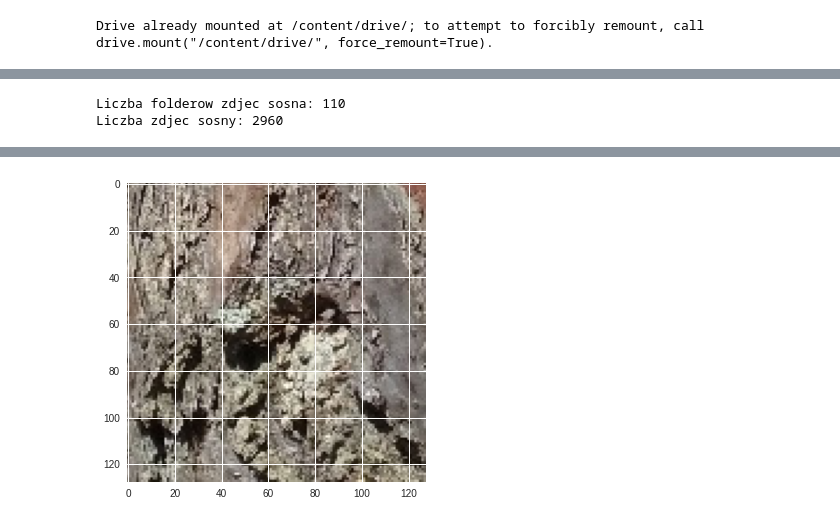
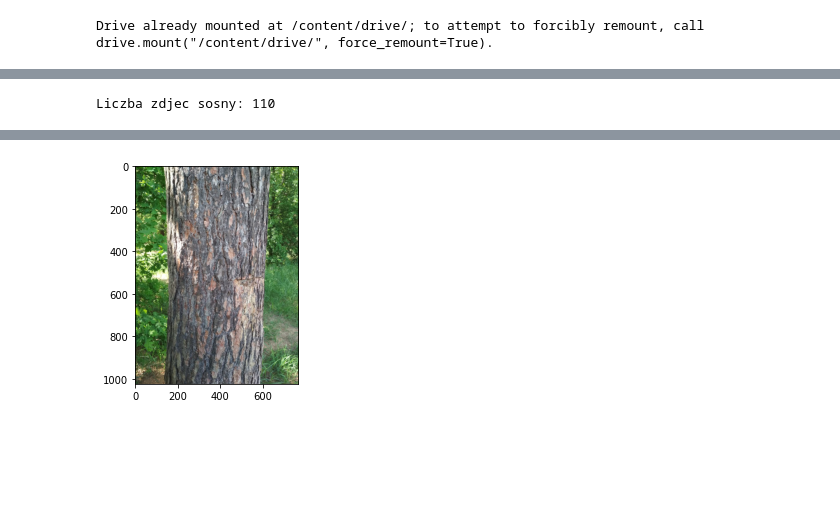
Before and after one commit to BartlomiejGus/BGRepository, a Jupyter notebook: IOB/IOB.ipynb, the cells around one changed output, grey strips where cells are left out. Saved outputs shown, nothing was run; the diff lists cells and outputs as text; code cells hidden in the pictures; blank space fills up the shorter version.

```diff
--- a/IOB/IOB.ipynb
+++ b/IOB/IOB.ipynb
@@ -288,82 +182,40 @@ for batch in datagen.flow(zdjecie, batch_size=1,
 # %%
-#Zliczanie zdjec sosny
-path_sosna = "/content/drive/MyDrive/Colab Notebooks/sosna/"
+#Zliczanie zdjec sosna
+path_sosna = "/content/drive/MyDrive/Colab Notebooks/sosna2/"
 
-lista_folderow_sosny = os.listdir(path_sosna)
-print("Liczba folderow zdjec sosna:", len(lista_folderow_sosny))
-liczba_zdjec_sosny = 0
-
-for a in lista_folderow_sosny:
-
-  path_aktualnie_sprawdzany = path_sosna + a
-  lista_plikow = os.listdir(path_aktualnie_sprawdzany)
-  liczba_zdjec_sosny = liczba_zdjec_sosny + len(lista_plikow)
-
-print("Liczba zdjec sosny:", liczba_zdjec_sosny)
+lista_zdjec_sosna = os.listdir(path_sosna)
+print("Liczba zdjec sosny:", len(lista_zdjec_sosna))
+liczba_zdjec_sosny = len(lista_zdjec_sosna)
 # %% [output]
-Liczba folderow zdjec sosna: 110
-Liczba zdjec sosny: 2960
+Liczba zdjec sosny: 110
 # %%
 #Dodawanie zdjec do odpowiednich zbiorow uczacego, walidujacego i testowego dla sosny
 
 sosna_zbior_uczacy = []
 
-#Dodanie do zbioru_uczacego sosny
+#Dodanie do zbioru_uczacego sosna
 
 liczba_zdjec_sosny_w_zbiorze_uczacym = 0
-przestan_dodawac_do_uczacego = False
 
-for aktualny_folder_uczacy in lista_folderow_sosny:
+for aktualny_plik_uczacy in lista_zdjec_sosna:
 
-  path_aktualnie_dodawany_folder = path_sosna + aktualny_folder_uczacy
-  lista_plikow = os.listdir(path_aktualnie_dodawany_folder)
-  print(path_aktualnie_dodawany_folder)
+  path_aktualnie_dodawane_zdjecie = path_sosna + aktualny_plik_uczacy
+  print(path_aktualnie_dodawane_zdjecie)
+  data = plt.imread(path_aktualnie_dodawane_zdjecie)
+  sosna_zbior_uczacy.append(data.copy())
 
-  for aktualny_plik_uczacy in lista_plikow:
+  liczba_zdjec_sosny_w_zbiorze_uczacym += 1
 
-    path_aktualnie_dodawne_zdjecie = path_aktualnie_dodawany_folder +"/"+ aktualny_plik_uczacy
-    data = plt.imread(path_aktualnie_dodawne_zdjecie)
-    sosna_zbior_uczacy.append(data.copy())
-
-    # print(aktualny_plik_uczacy)
-
-    liczba_zdjec_sosny_w_zbiorze_uczacym += 1
-
-    #Kiedy juz nalezy nie dodawac dalej
-    if liczba_zdjec_sosny_w_zbiorze_uczacym >= ilosc_zbior_uczacy*liczba_zdjec_sosny:
-
-      if aktualny_plik_uczacy==lista_plikow[-1]:
-        pass
-      else:
-        index_ostatniego_dodanego = lista_plikow.index(aktualny_plik_uczacy)
-        # print("Ile mam juz zdjec:", liczba_zdjec_debow_w_zbiorze_uczacym)
-        # print("Index ostatniego dodanego:", index_ostatniego_dodanego)
-
-        for aktualny_plik_uczacy_2 in  lista_plikow[index_ostatniego_dodanego+1:len(lista_plikow)]:
-
-          # print("Jestem juz w c")
-          path_aktualnie_dodawne_zdjecie = path_aktualnie_dodawany_folder +"/"+ aktualny_plik_uczacy_2
-          data = plt.imread(path_aktualnie_dodawne_zdjecie)
-          sosna_zbior_uczacy.append(data.copy())
-          # print(aktualny_plik_uczacy_2)
-
-          liczba_zdjec_sosny_w_zbiorze_uczacym += 1
-
-      przestan_dodawac_do_uczacego = True
-
-    if przestan_dodawac_do_uczacego == True:
-      break
-
-  if przestan_dodawac_do_uczacego == True:
-      break
+  if liczba_zdjec_sosny_w_zbiorze_uczacym >= ilosc_zbior_uczacy*liczba_zdjec_sosny:
+    break
 
 # print("Ostatni dodany folder:", aktualny_folder_uczacy)
 # print("Ostatni dodane zdjecie:",aktualny_plik_uczacy_2)
-# print("Liczba dodanych zdjec do zbioru uczacego:", liczba_zdjec_sosny_w_zbiorze_uczacym)
+# print("Liczba dodanych zdjec do zbioru uczacego:", liczba_zdjec_debow_w_zbiorze_uczacym)
 
 sosna_zbior_uczacy = np.asarray(sosna_zbior_uczacy)
 
 #Wyswietlenie przykladowego zdjecia:
-plt.imshow(sosna_zbior_uczacy[-1])
+plt.imshow(sosna_zbior_uczacy[0])
 plt.show()
 # %% [output]
@@ -387 +239 @@ plt.show()
-[figure, old version]
+[figure, new version]
```
Also changed, not shown: parts of 18 cells of this notebook, 2 other files.
